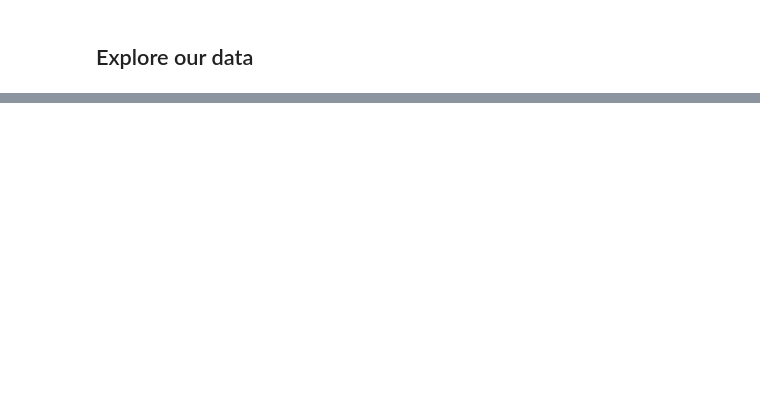
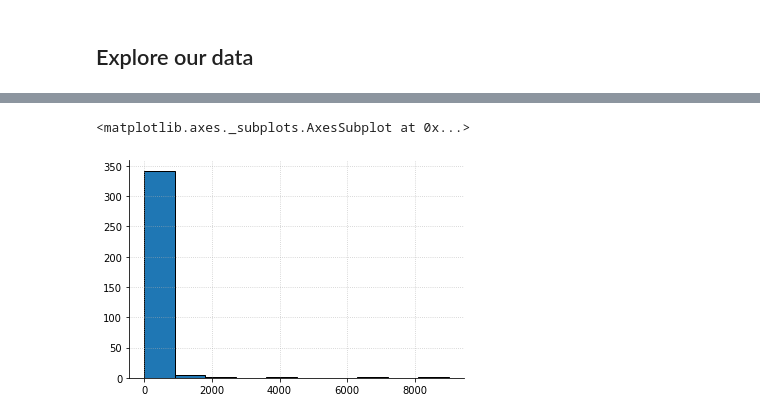
Before and after one commit to github-nlp-project/nlp-project, a Jupyter notebook: github_nlp_notebook.ipynb, the cells around one changed output, grey strips where cells are left out. Drawn from its saved outputs; the diff is of its cells as text; code cells hidden in the pictures; blank space fills up the shorter version.

```diff
--- a/github_nlp_notebook.ipynb
+++ b/github_nlp_notebook.ipynb
@@ -286,0 +324,9 @@ top_4_lang_df.head()
+# %%
+# Does the length of the README vary by programming language?
+
+df.language.value_counts().head(10)
+df.groupby('language').word_count.mean().sort_values(ascending=False)
+df.word_count.hist()
+# %% [output]
+<matplotlib.axes._subplots.AxesSubplot at 0x...>
+[figure, added]
```
Also changed, not shown: parts of 48 cells of this notebook, 2 other files.
